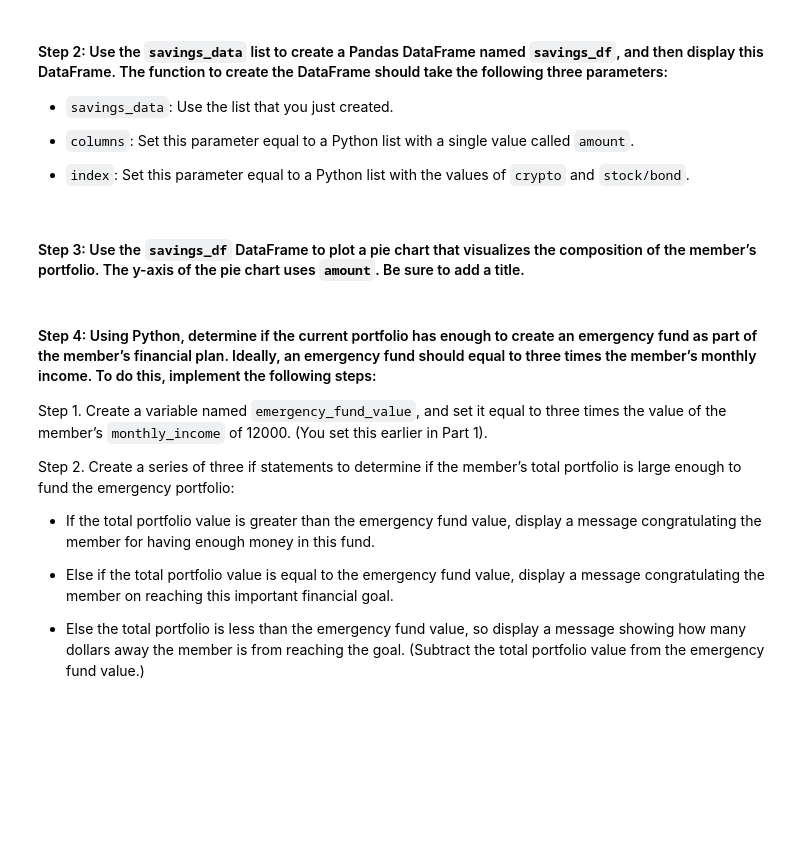
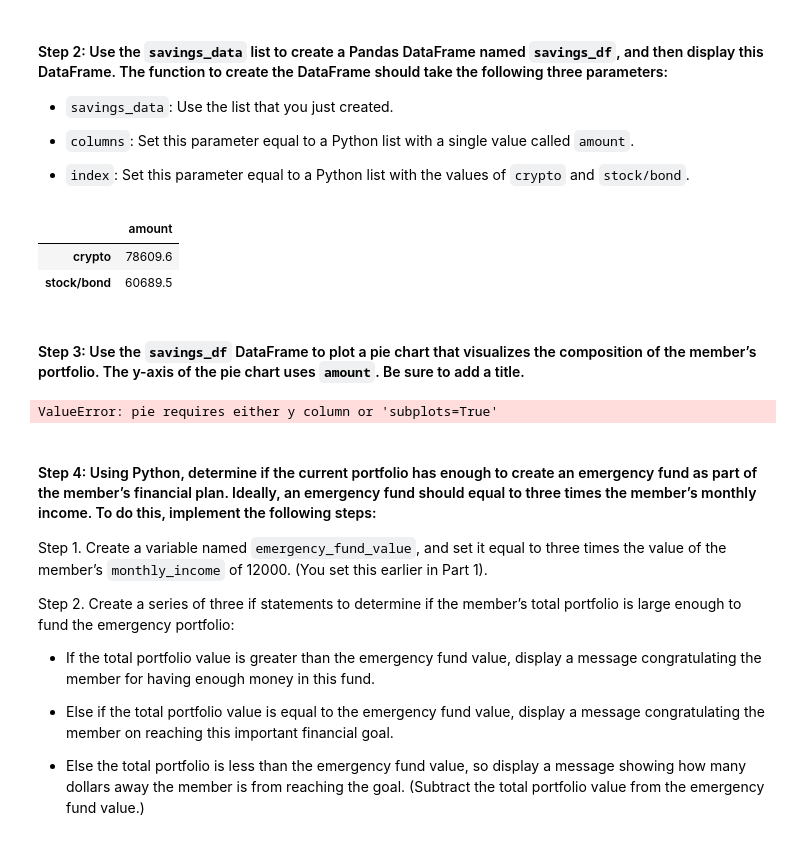
Before and after one commit to jasonjgarcia24/financial-planning-tools, a Jupyter notebook: financial_planning_tools.ipynb, the cells around one changed output. Saved outputs shown, nothing was run; the diff lists cells and outputs as text; code cells hidden in the pictures; blank space fills up the shorter version.

Commit message:
Moved get_et_datetime() to external module. Completed 'Evaluated the Stock and Bond Holdings...' section.

```diff
--- a/financial_planning_tools.ipynb
+++ b/financial_planning_tools.ipynb
@@ -48,14 +48,6 @@ In this section, you’ll determine the current value of a member’s cryptocurr
 
 4. Calculate the value, in US dollars, of the current amount of each cryptocurrency and of the entire cryptocurrency wallet.
 # %%
-def get_et_datetime(client_datetime, strformat):
-    # Find the set timezone and convert to "America/New_York" (ET).
-    to_zone     = tz.gettz('America/New_York')
-    et_datetime = client_datetime.astimezone(to_zone)
-
-    return et_datetime.strftime(strformat)
-
-
 def combine_shares_title_str(shares):
     share_strs = [" ".join([f"{s:.1f}", t]) for t, s in shares.items()]
     share_strs = " and ".join(share_strs)
@@ -594,7 +574,7 @@ In this section, you’ll use the valuations for the cryptocurrency wallet and f
 #### Step 1: Create a Python list named `savings_data` that has two elements. The first element contains the total value of the cryptocurrency wallet. The second element contains the total value of the stock and bond portions of the portfolio.
 # %%
 # Consolidate financial assets data into a Python list
-# YOUR CODE HERE
+savings_data = [total_crypto_wallet, total_stocks_bonds]
 
 # Review the Python list savings_data
-# YOUR CODE HERE
+savings_data
@@ -608,15 +590,21 @@ In this section, you’ll use the valuations for the cryptocurrency wallet and f
 - `index`: Set this parameter equal to a Python list with the values of `crypto` and `stock/bond`.
 # %%
 # Create a Pandas DataFrame called savings_df
-# YOUR CODE HERE
+savings_df = pd.DataFrame(data=savings_data, columns=["amount"], index=["crypto", "stock/bond"])
 
 # Display the savings_df DataFrame
-# YOUR CODE HERE
+savings_df
+# %% [output]
+|  | amount |
+| crypto | 78609.6 |
+| stock/bond | 60689.5 |
 # %% [markdown]
 #### Step 3: Use the `savings_df` DataFrame to plot a pie chart that visualizes the composition of the member’s portfolio. The y-axis of the pie chart uses `amount`. Be sure to add a title.
 # %%
 # Plot the total value of the member's portfolio (crypto and stock/bond) in a pie chart
-# YOUR CODE HERE
+savings_df.plot.pie()
+# %% [output]
+ValueError: pie requires either y column or 'subplots=True'
 # %% [markdown]
 #### Step 4: Using Python, determine if the current portfolio has enough to create an emergency fund as part of the member’s financial plan. Ideally, an emergency fund should equal to three times the member’s monthly income. To do this, implement the following steps:
 
```
Also changed, not shown: parts of 14 cells of this notebook.
